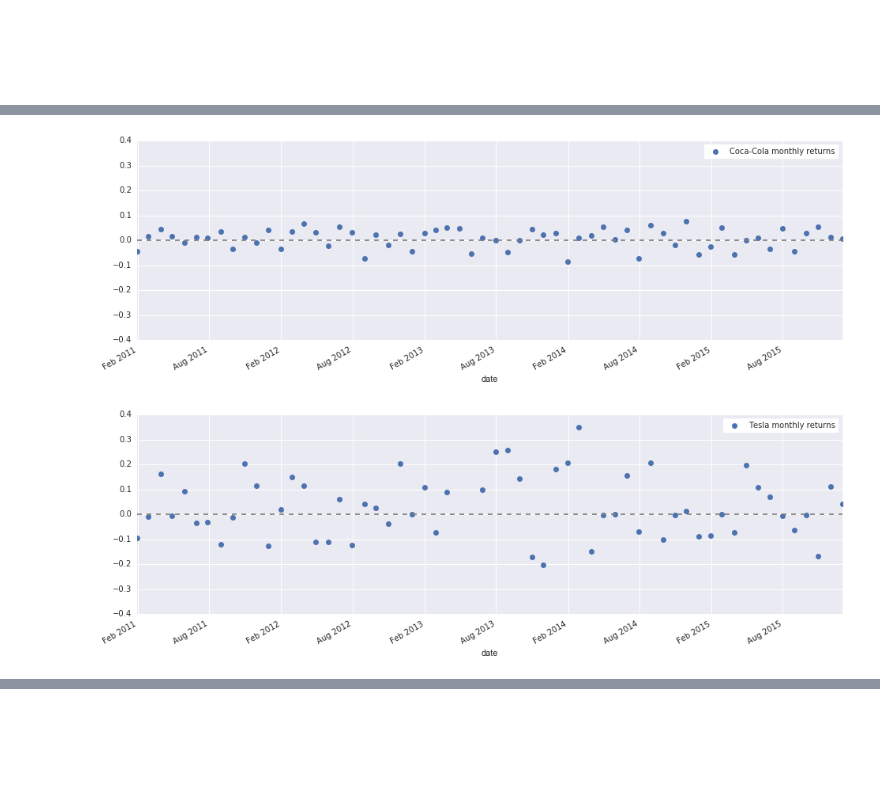
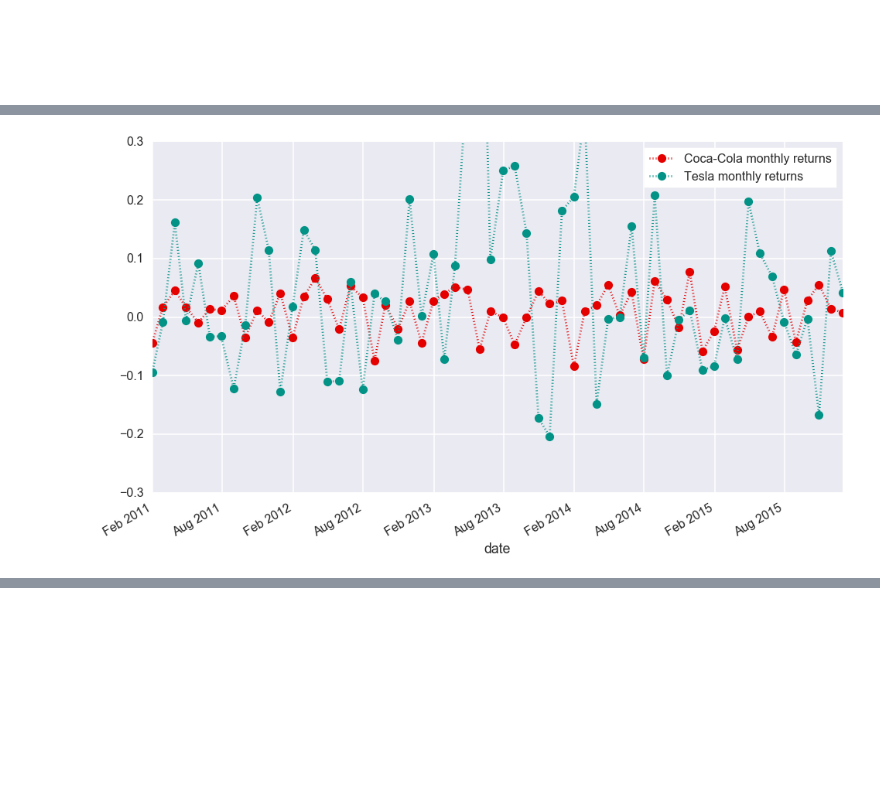
Before and after one commit to AndreaBarbon/Statistical-methods, a Jupyter notebook: Statistical Methods.ipynb, the cells around one changed output, grey strips where cells are left out. Drawn from its saved outputs; the diff is of its cells as text; code cells hidden in the pictures; blank space fills up the shorter version.

```diff
--- a/Statistical Methods.ipynb
+++ b/Statistical Methods.ipynb
@@ -18,23 +20,37 @@ data = pd.read_csv('Example Stocks.csv', parse_dates=['date'], date_parser=dp)
 
 data.columns = list( map( lambda x : x.lower(), data.columns ) )
 
-CocaCola     = (data['permno']==11308)
-Apple        = (data['permno']==14593)
-PhilipMorris = (data['permno']==92602)
-Tesla        = (data['permno']==93436)
+class Stock:
+    def __init__(self, name, permno, color):
+        self.permno = permno
+        self.name   = name
+        self.color  = color
+        self.mask   = (data['permno']==permno)
+
+CocaCola     = Stock('Coca-Cola',     11308, sns.xkcd_rgb['red' ]  )
+Apple        = Stock('Apple',         14593, sns.xkcd_rgb['denim blue'] )
+PhilipMorris = Stock('Philip Morris', 92602, sns.xkcd_rgb['dark grey'] )
+Tesla        = Stock('Tesla',         93436, sns.xkcd_rgb['teal'] )
 # %%
-def plot_returns(companies, names):
+def plot_returns(stocks):
 
-    fig, ax1 = plt.subplots(1,1, figsize=FSS)
+    if type(stocks) == Stock:
+        stocks = [stocks]
 
-    for comp, name in zip(companies, names):
-        df = data[comp]
-        df.plot(y='ret', x='date', style='o', label=name+' monthly returns', ax=ax1)
+    fig, ax1 = plt.subplots(1,1, figsize=FS)
+
+    for stock in stocks:
+        df = data[stock.mask]
+        df.plot(
+            y='ret', x='date', style=':', marker='o',
+            label=stock.name+' monthly returns',
+            ax=ax1, color= stock.color
+               )
 
     legend = plt.legend(frameon=True, loc=0)
     frame = legend.get_frame()
     frame.set_facecolor('white')
-    plt.ylim([-0.4,0.4])
-    ax1.axhline(0, linestyle='--', color='grey')
+    plt.ylim([-0.3,0.3])
+    #ax1.axhline(0, linestyle=':', color='grey')
 # %% [markdown]
 <br/><br/><br/>
@@ -43,8 +90,4 @@ def plot_returns(companies, names):
 # %%
-plot_returns([CocaCola], ['Coca-Cola'])
+plot_returns( [ CocaCola  ,  Tesla  ] )
 # %% [output]
-[figure, old version]
+[figure, new version]
-# %%
-plot_returns([Tesla], ['Tesla'])
-# %% [output]
-[figure, removed]
```
Also changed, not shown: parts of 23 cells of this notebook.
